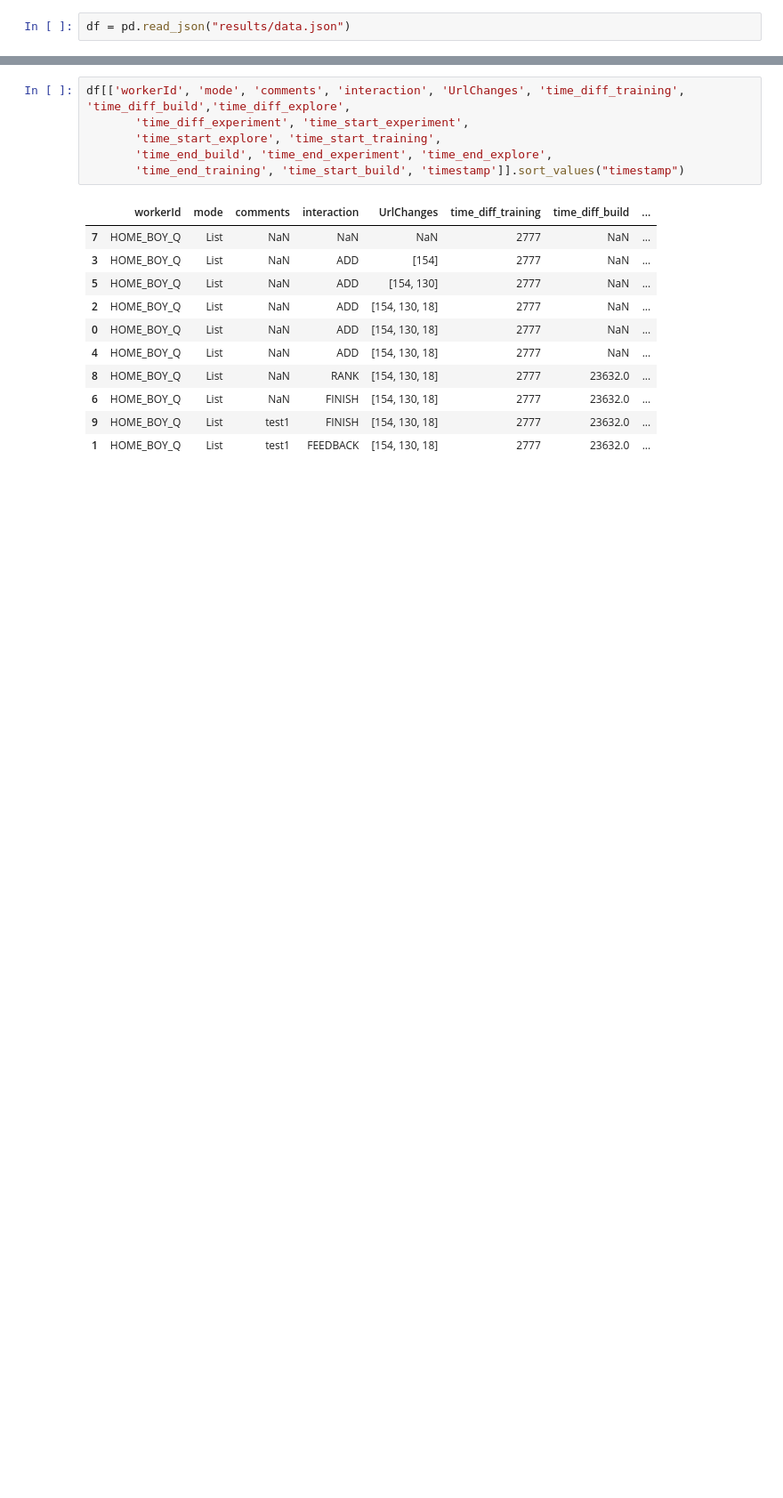
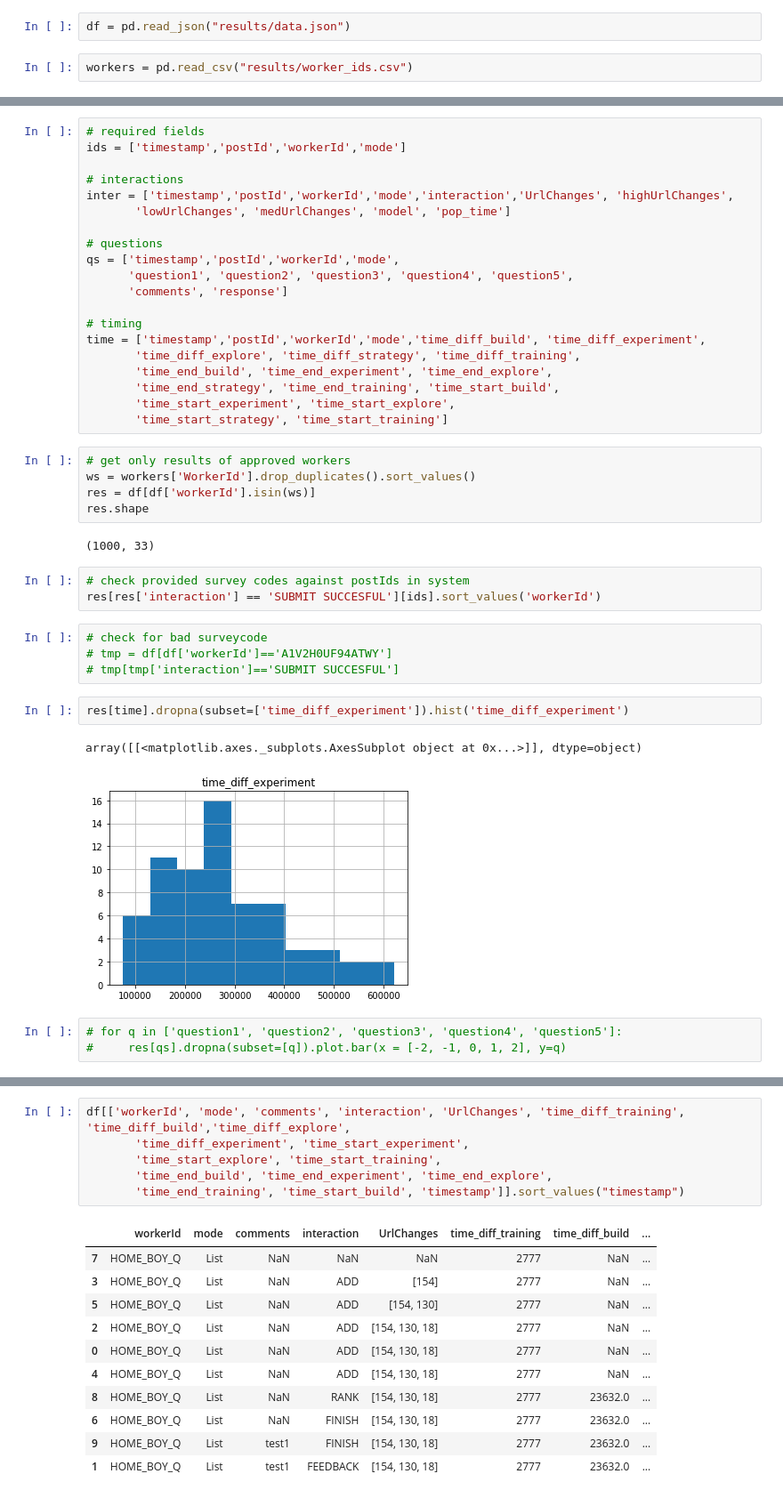
Before and after one commit to RankerToolWebsite/Rankit_experimentr, a Jupyter notebook: analysis/analyze.ipynb, the cells around one changed output, grey strips where cells are left out. Shown at 89% size. Saved outputs shown, nothing was run; the diff lists cells and outputs as text; blank space fills up the shorter version.

Commit message:
check workerIds and postIds to approve results

```diff
--- a/analysis/analyze.ipynb
+++ b/analysis/analyze.ipynb
@@ -3,2 +4,4 @@ import pandas as pd
 # %%
 df = pd.read_json("results/data.json")
+# %%
+workers = pd.read_csv("results/worker_ids.csv")
@@ -13,0 +30,42 @@ array(['UrlChanges', 'comments', 'interaction', 'mode', 'postId',
+# %%
+# required fields
+ids = ['timestamp','postId','workerId','mode']
+
+# interactions
+inter = ['timestamp','postId','workerId','mode','interaction','UrlChanges', 'highUrlChanges',
+       'lowUrlChanges', 'medUrlChanges', 'model', 'pop_time']
+
+# questions
+qs = ['timestamp','postId','workerId','mode',
+      'question1', 'question2', 'question3', 'question4', 'question5',
+      'comments', 'response']
+
+# timing
+time = ['timestamp','postId','workerId','mode','time_diff_build', 'time_diff_experiment',
+       'time_diff_explore', 'time_diff_strategy', 'time_diff_training',
+       'time_end_build', 'time_end_experiment', 'time_end_explore',
+       'time_end_strategy', 'time_end_training', 'time_start_build',
+       'time_start_experiment', 'time_start_explore',
+       'time_start_strategy', 'time_start_training']
+# %%
+# get only results of approved workers
+ws = workers['WorkerId'].drop_duplicates().sort_values()
+res = df[df['workerId'].isin(ws)]
+res.shape
+# %% [output]
+(1000, 33)
+# %%
+# check provided survey codes against postIds in system
+res[res['interaction'] == 'SUBMIT SUCCESFUL'][ids].sort_values('workerId')
+# %%
+# check for bad surveycode
+# tmp = df[df['workerId']=='A1V2H0UF94ATWY']
+# tmp[tmp['interaction']=='SUBMIT SUCCESFUL']
+# %%
+res[time].dropna(subset=['time_diff_experiment']).hist('time_diff_experiment')
+# %% [output]
+array([[<matplotlib.axes._subplots.AxesSubplot object at 0x...>]], dtype=object)
+[figure, added]
+# %%
+# for q in ['question1', 'question2', 'question3', 'question4', 'question5']:
+#     res[qs].dropna(subset=[q]).plot.bar(x = [-2, -1, 0, 1, 2], y=q)
```
Also changed, not shown: parts of 5 cells of this notebook.
